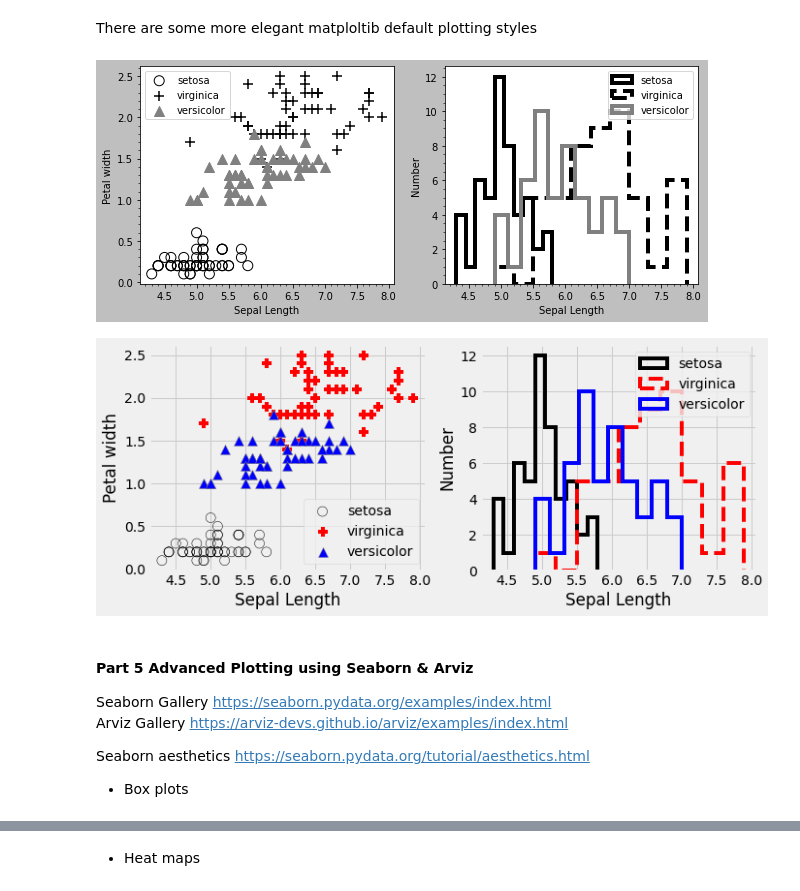
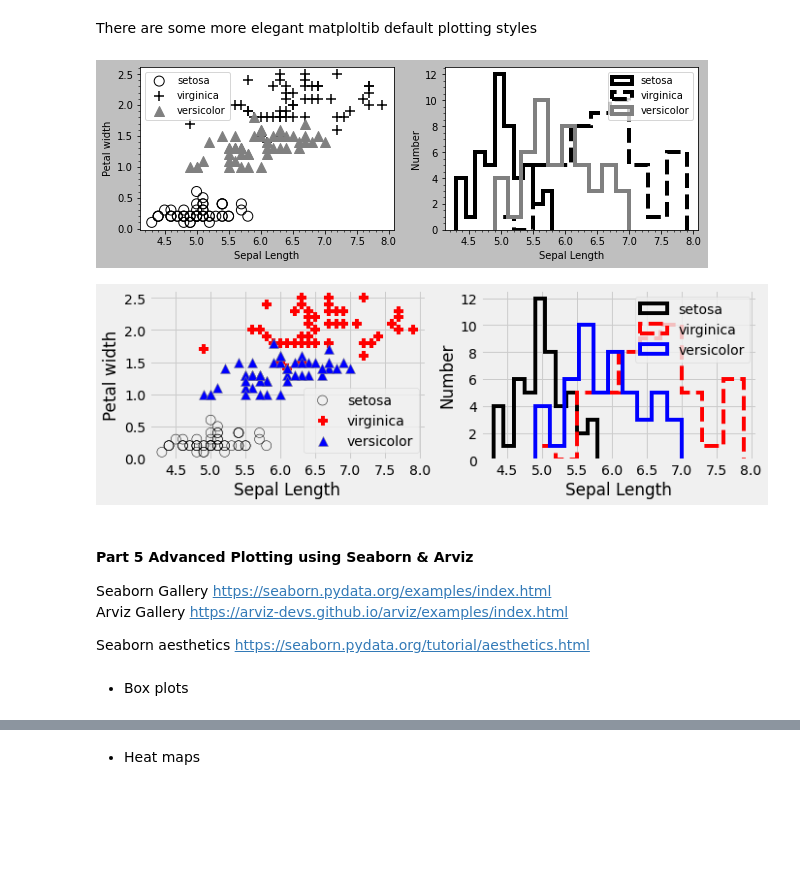
Before and after one commit to Roman-UCSD/coolstar_summer, a Jupyter notebook: Matplotlib_Tutorial_.ipynb, the cells around one changed output, grey strips where cells are left out. Cells and saved outputs as stored; diff of their text form; code cells hidden in the pictures; blank space fills up the shorter version.

```diff
--- a/Matplotlib_Tutorial_.ipynb
+++ b/Matplotlib_Tutorial_.ipynb
@@ -314,78 +284,43 @@ There are some more elegant matploltib default plotting styles
 # %%
 #this command applies the grayscale style in this cell
 with plt.style.context("grayscale"):
-
-    fig, ax=plt.subplots(ncols=2, figsize=(10, 4))
-
+    fig, ax=plt.subplots(ncols=2, figsize=(10, 3))
     ############################ SCATTER PLOTS ###################################
-    ax[0].scatter(setosa_data.sepal_length, setosa_data.petal_width,\
-                label='setosa',  marker='o', color='None', edgecolor='black', s=100)
-
-    ax[0].scatter(virginica_data.sepal_length, virginica_data.petal_width,
-                 label='virginica',  marker='+', \
-                  color='black', edgecolor='black', s=100)
-
-    ax[0].scatter(versicolor_data.sepal_length, versicolor_data.petal_width, label='versicolor', \
-                  color='grey', marker='^', edgecolor='grey', s=100)
-
+    ax[0].scatter(setosa_data.sepal_length, setosa_data.petal_width,label='setosa',  marker='o', color='None', edgecolor='black', s=100)
+    ax[0].scatter(virginica_data.sepal_length, virginica_data.petal_width,label='virginica',  marker='+', color='black', edgecolor='black', s=100)
+    ax[0].scatter(versicolor_data.sepal_length, versicolor_data.petal_width, label='versicolor', color='grey', marker='^', edgecolor='grey', s=100)
     ax[0].set(xlabel='Sepal Length', ylabel='Petal width')
-
     ############################ HISTOGRAMS ###################################
-    ax[1].hist(setosa_data.sepal_length, histtype='step', lw=4, color='black', \
-               label='setosa')
-
-    ax[1].hist(virginica_data.sepal_length,  histtype='step', lw=4, linestyle='--', \
-               color='black', label='virginica')
-
-    ax[1].hist(versicolor_data.sepal_length,  histtype='step', lw=4, color='grey', \
-              label='versicolor')
-
+    ax[1].hist(setosa_data.sepal_length, histtype='step', lw=4, color='black', label='setosa')
+    ax[1].hist(virginica_data.sepal_length,  histtype='step', lw=4, linestyle='--', color='black', label='virginica')
+    ax[1].hist(versicolor_data.sepal_length,  histtype='step', lw=4, color='grey', label='versicolor')
     ax[1].set(xlabel='Sepal Length', ylabel='Number')
-
     for a in ax:
         #add a legend add legend and grid for both axes
         legnd=a.legend()
         a.minorticks_on()
-        #a.grid()
 # %% [output]
-[figure, old version]
+[figure, new version]
 # %%
 #five thirty eight style
 with plt.style.context("fivethirtyeight"):
-    fig, ax=plt.subplots(ncols=2, figsize=(10, 4))
-
+    fig, ax=plt.subplots(ncols=2, figsize=(10, 3))
     ############################ SCATTER PLOTS ###################################
-    ax[0].scatter(setosa_data.sepal_length, setosa_data.petal_width,\
-                label='setosa',  marker='o', color='None', edgecolor='black', s=100)
-
-    ax[0].scatter(virginica_data.sepal_length, virginica_data.petal_width,
-                 label='virginica',  marker='+', \
-                  color='red', edgecolor='black', s=100)
-
-    ax[0].scatter(versicolor_data.sepal_length, versicolor_data.petal_width, label='versicolor', \
-                  color='blue', marker='^', edgecolor='grey', s=100)
-
+    ax[0].scatter(setosa_data.sepal_length, setosa_data.petal_width, label='setosa',  marker='o', color='None', edgecolor='black', s=100)
+    ax[0].scatter(virginica_data.sepal_length, virginica_data.petal_width, label='virginica',  marker='+', color='red', edgecolor='black', s=100)
+    ax[0].scatter(versicolor_data.sepal_length, versicolor_data.petal_width, label='versicolor', color='blue', marker='^', edgecolor='grey', s=100)
     ax[0].set(xlabel='Sepal Length', ylabel='Petal width')
-
     ############################ HISTOGRAMS ###################################
-    ax[1].hist(setosa_data.sepal_length, histtype='step', lw=4, color='black', \
-               label='setosa')
-
-    ax[1].hist(virginica_data.sepal_length,  histtype='step', lw=4, linestyle='--', \
-               color='red', label='virginica')
-
-    ax[1].hist(versicolor_data.sepal_length,  histtype='step', lw=4, color='blue', \
-              label='versicolor')
-
+    ax[1].hist(setosa_data.sepal_length, histtype='step', lw=4, color='black', label='setosa')
+    ax[1].hist(virginica_data.sepal_length,  histtype='step', lw=4, linestyle='--', color='red', label='virginica')
+    ax[1].hist(versicolor_data.sepal_length,  histtype='step', lw=4, color='blue', label='versicolor')
     ax[1].set(xlabel='Sepal Length', ylabel='Number')
-
     for a in ax:
         #add a legend add legend and grid for both axes
         legnd=a.legend()
         a.minorticks_on()
-        #a.grid()
 # %% [output]
-[figure, old version]
+[figure, new version]
 # %% [markdown]
 #### Part 5 Advanced Plotting using Seaborn & Arviz
 
@@ -393,7 +328,7 @@ Seaborn Gallery https://seaborn.pydata.org/examples/index.html <br>
 Arviz Gallery https://arviz-devs.github.io/arviz/examples/index.html
 
 Seaborn aesthetics https://seaborn.pydata.org/tutorial/aesthetics.html
-
-- Box plots
+# %% [markdown]
+- Box plots
 # %%
 sns.set_theme(style="ticks")
```
Also changed, not shown: parts of 13 cells of this notebook.
